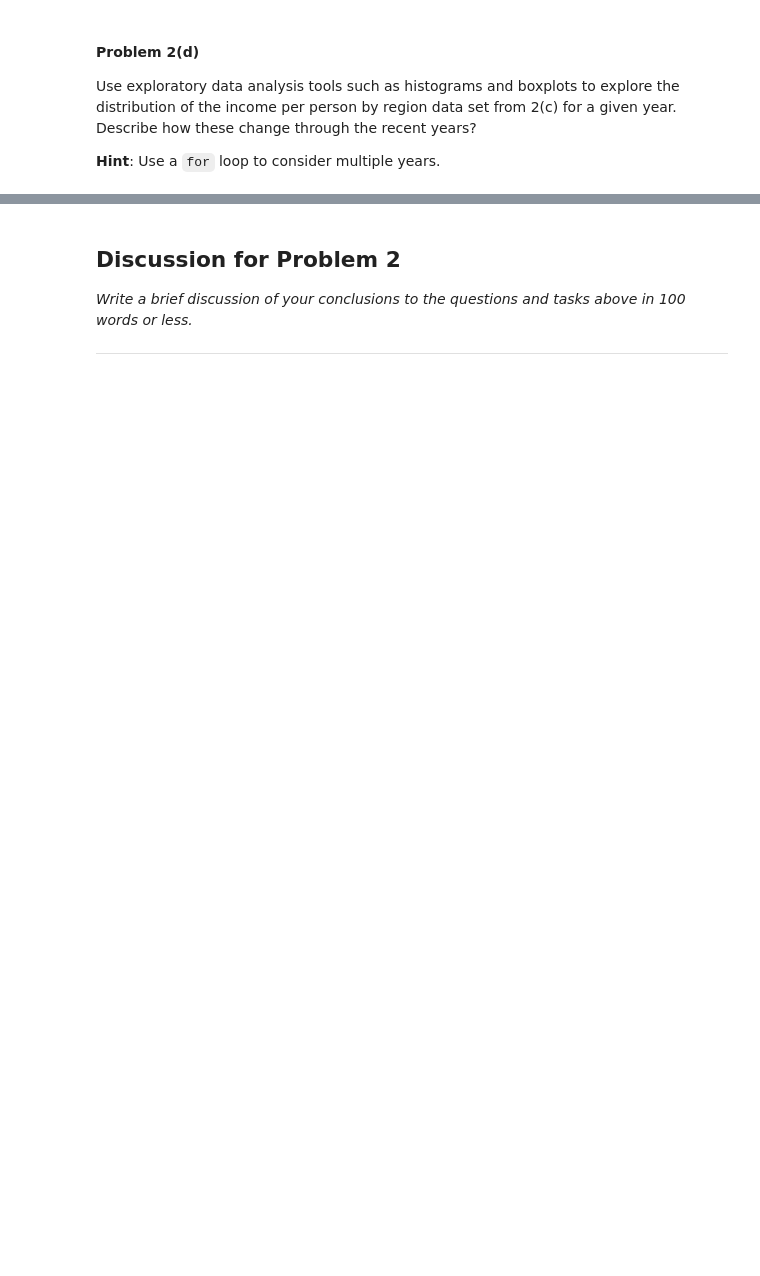
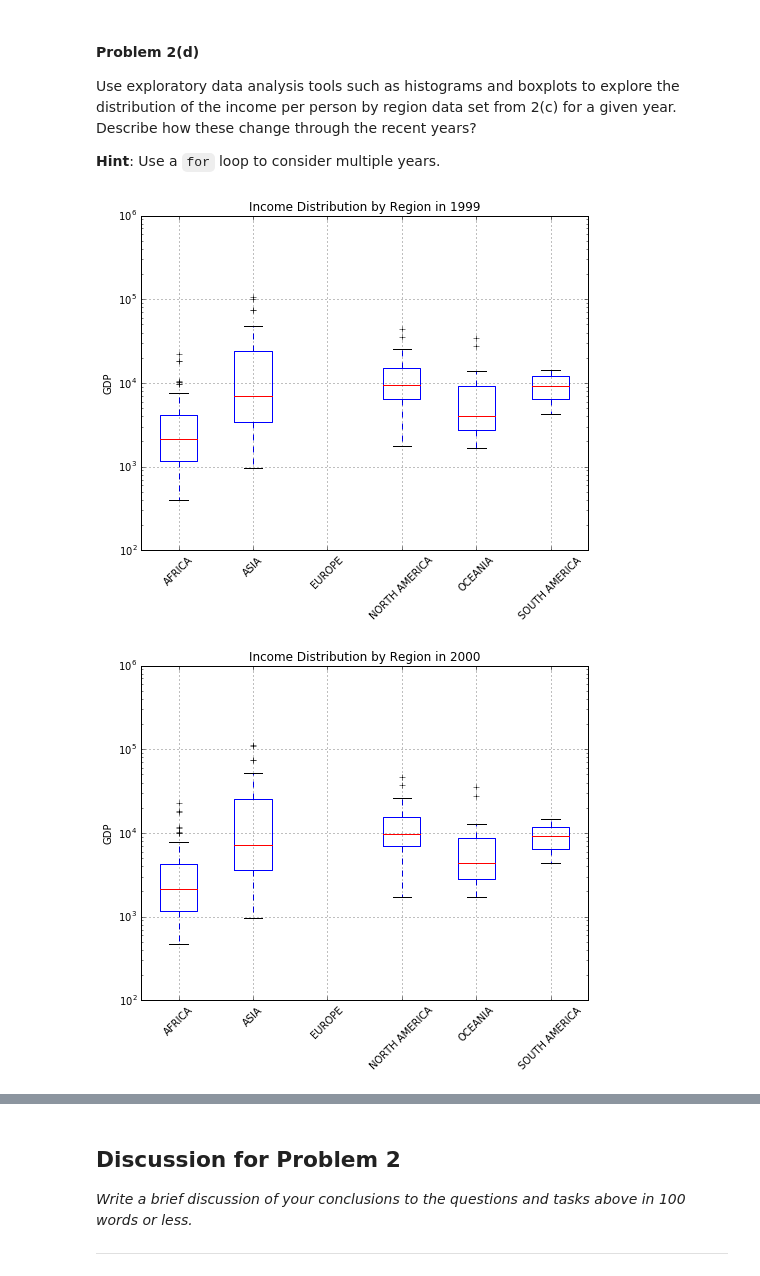
Before and after one commit to anshullahoti/Intro-Data-Science, a Jupyter notebook: Unit1/Homework1/Brandon-Chin-HW1-Prob2.ipynb, the cells around one changed output, grey strips where cells are left out. Saved outputs shown, nothing was run; the diff lists cells and outputs as text; code cells hidden in the pictures; blank space fills up the shorter version.

```diff
--- a/Unit1/Homework1/Brandon-Chin-HW1-Prob2.ipynb
+++ b/Unit1/Homework1/Brandon-Chin-HW1-Prob2.ipynb
@@ -146,0 +169,25 @@ Use exploratory data analysis tools such as histograms and boxplots to explore t
+# %%
+def region_income_dist(year):
+    data_year_df = mergeByYear(year)
+    regions = list(data_year_df['Region'].unique())
+    incomes_by_region = []
+    for region in regions:
+        region_income = list(data_year_df[data_year_df['Region']==region]['Income'])
+        incomes_by_region.append(region_income)
+
+    plt.figure(figsize=(8, 6))
+    plt.boxplot(incomes_by_region)
+
+    plt.ylim(10**2, 10**6)
+    plt.grid(True)
+    plt.xticks(range(1, len(regions)+1), regions, rotation=45)
+    plt.yscale('log')
+    plt.title('Income Distribution by Region in '+str(year))
+    plt.ylabel('GDP')
+    plt.show()
+
+for year in range(1999, 2004):
+    region_income_dist(year)
+# %% [output]
+[figure, added]
+[figure, added]
```
Also changed, not shown: parts of 5 cells of this notebook.
